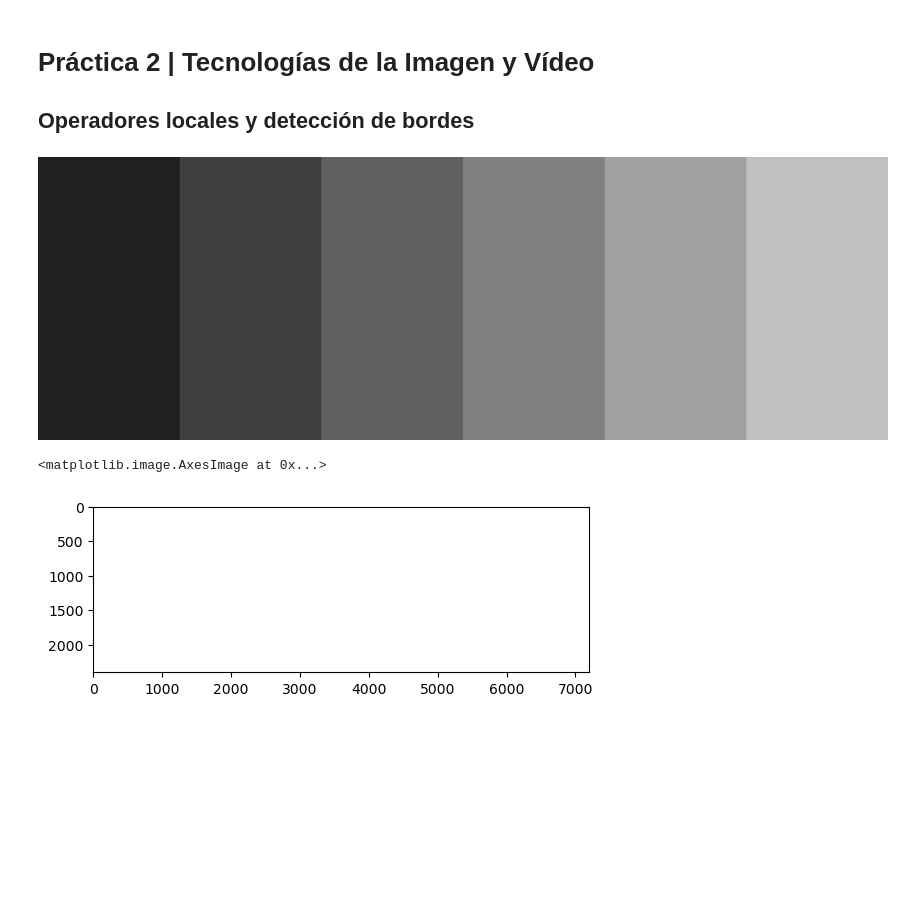
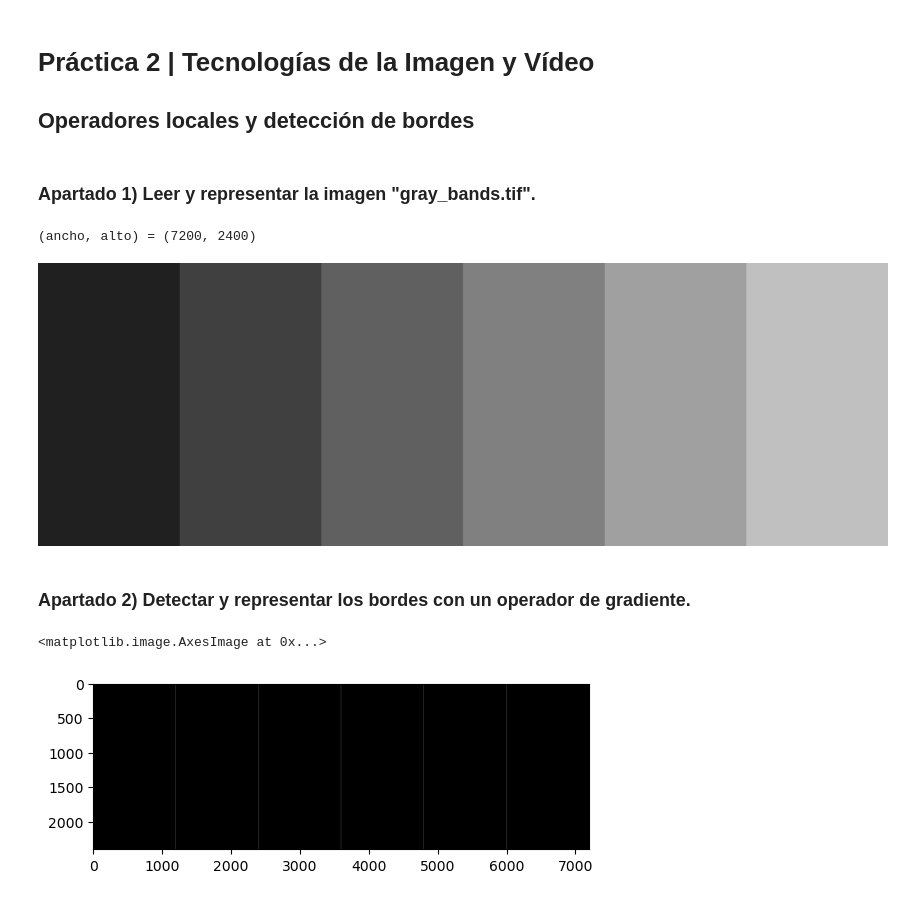
Before and after one commit to andres-rguez/TIV-demo, a Jupyter notebook: Practica_2_AndresRodriguezRamirez.ipynb, the cells around one changed output. Cells and saved outputs as stored; diff of their text form; code cells hidden in the pictures; blank space fills up the shorter version.

```diff
--- a/Practica_2_AndresRodriguezRamirez.ipynb
+++ b/Practica_2_AndresRodriguezRamirez.ipynb
@@ -15,11 +15,13 @@ from skimage import filters
 from skimage.data import camera
 from skimage.util import random_noise
 from skimage import feature
+# %% [markdown]
+### Apartado 1) Leer y representar la imagen "gray_bands.tif".
 # %%
-#Apartado 1) Leer y representar la imagen "gray_bands.tif"
-
 file = 'images/gray_bands.tif'
 img  = Image.open(file)
+print('(ancho, alto) =', img.size)
 display(img)
 # %% [output]
+(ancho, alto) = (7200, 2400)
 [figure]
@@ -26,16 +31,17 @@ display(img)
+# %% [markdown]
+### Apartado 2) Detectar y representar los bordes con un operador de gradiente.
 # %%
-#Apartado 2) Detectar y representar los bordes con un operador de gradiente.
-
 #Operador de gradiente Prewitt
 gx = np.array([[-1, 0, 1], [-1, 0, 1], [-1, 0, 1]])
 gy = np.array([[-1, -1, -1], [0, 0, 0], [1, 1, 1]])
 img_gx = convolve(img, gx)
 img_gy = convolve(img, gy)
 img_prewitt = np.sqrt(img_gx**2 + img_gy**2)
 
-plt.imshow(img_prewitt/img_prewitt.max(), cmap='gray')
+#plt.imshow(img_prewitt/img_prewitt.max(), cmap='gray')
 
-#plt.imshow(sobel(img),cmap='gray')
+#Operador de gradiente Sobel
+plt.imshow(sobel(img),cmap='gray')
 # %% [output]
 <matplotlib.image.AxesImage at 0x...>
-[figure, old version]
+[figure, new version]
```
Also changed, not shown: parts of 19 cells of this notebook.
